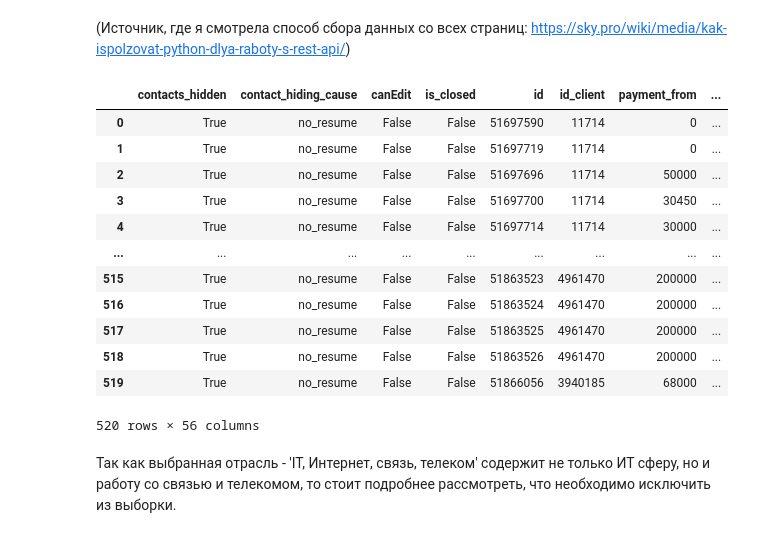
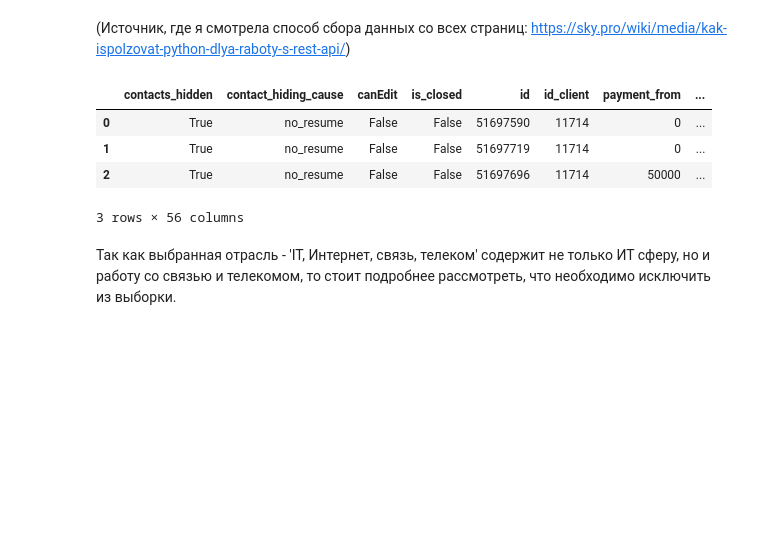
Before and after one commit to leosh1d/gp2, a Jupyter notebook: code/collecting/superjob.ipynb, the cells around one changed output. Drawn from its saved outputs; the diff is of its cells as text; code cells hidden in the pictures; blank space fills up the shorter version.

```diff
--- a/code/collecting/superjob.ipynb
+++ b/code/collecting/superjob.ipynb
@@ -172,21 +159,13 @@ while True:
 (Источник, где я смотрела способ сбора данных со всех страниц: https://sky.pro/wiki/media/kak-ispolzovat-python-dlya-raboty-s-rest-api/)
 # %%
 df_it = pd.DataFrame(res_vacs_it)
-df_it
+df_it.head(3)
 # %% [output]
 |  | contacts_hidden | contact_hiding_cause | canEdit | is_closed | id | id_client | payment_from | ... |
 | 0 | True | no_resume | False | False | 51697590 | 11714 | 0 | ... |
 | 1 | True | no_resume | False | False | 51697719 | 11714 | 0 | ... |
 | 2 | True | no_resume | False | False | 51697696 | 11714 | 50000 | ... |
-| 3 | True | no_resume | False | False | 51697700 | 11714 | 30450 | ... |
-| 4 | True | no_resume | False | False | 51697714 | 11714 | 30000 | ... |
-| ... | ... | ... | ... | ... | ... | ... | ... | ... |
-| 515 | True | no_resume | False | False | 51863523 | 4961470 | 200000 | ... |
-| 516 | True | no_resume | False | False | 51863524 | 4961470 | 200000 | ... |
-| 517 | True | no_resume | False | False | 51863525 | 4961470 | 200000 | ... |
-| 518 | True | no_resume | False | False | 51863526 | 4961470 | 200000 | ... |
-| 519 | True | no_resume | False | False | 51866056 | 3940185 | 68000 | ... |
-520 rows × 56 columns
+3 rows × 56 columns
 # %% [markdown]
 Так как выбранная отрасль - 'IT, Интернет, связь, телеком' содержит не только ИТ сферу, но и работу со связью и телекомом, то стоит подробнее рассмотреть, что необходимо исключить из выборки.
 # %%
```
Also changed, not shown: parts of 6 cells of this notebook.
